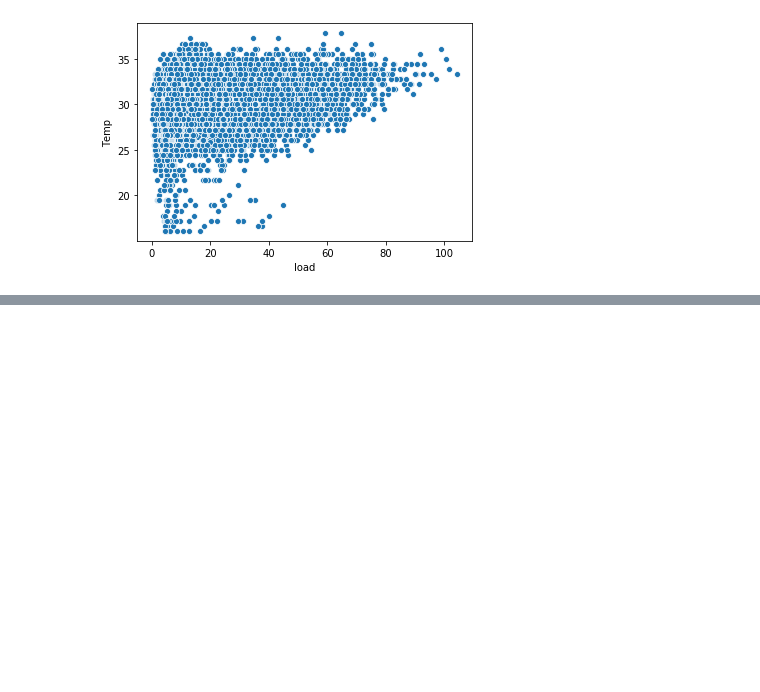
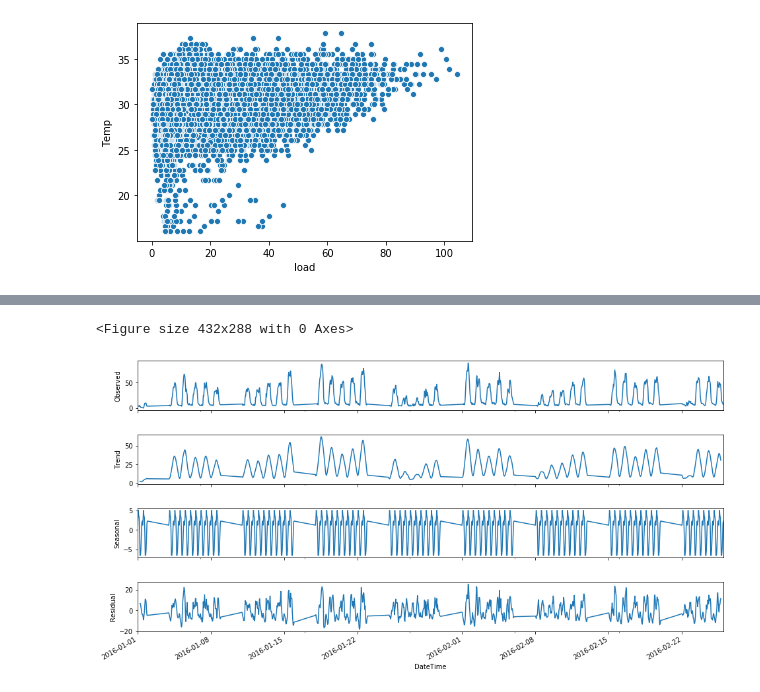
Before and after one commit to guyzsarun/Kaggle, a Jupyter notebook: Capstone/Capstone.ipynb, the cells around one changed output, grey strips where cells are left out. Cells and saved outputs as stored; diff of their text form; code cells hidden in the pictures; blank space fills up the shorter version.

```diff
--- a/Capstone/Capstone.ipynb
+++ b/Capstone/Capstone.ipynb
@@ -176,0 +188,9 @@ sns.scatterplot(x='load',y='Temp',data=df)
+# %%
+from statsmodels.tsa.seasonal import seasonal_decompose
+decomposition = seasonal_decompose(df_work.iloc[:24*40]['load'], freq=12)
+fig = plt.figure()
+fig = decomposition.plot()
+fig.set_size_inches(15, 8)
+# %% [output]
+<Figure size 432x288 with 0 Axes>
+[figure, added]
```
Also changed, not shown: parts of 19 cells of this notebook.
